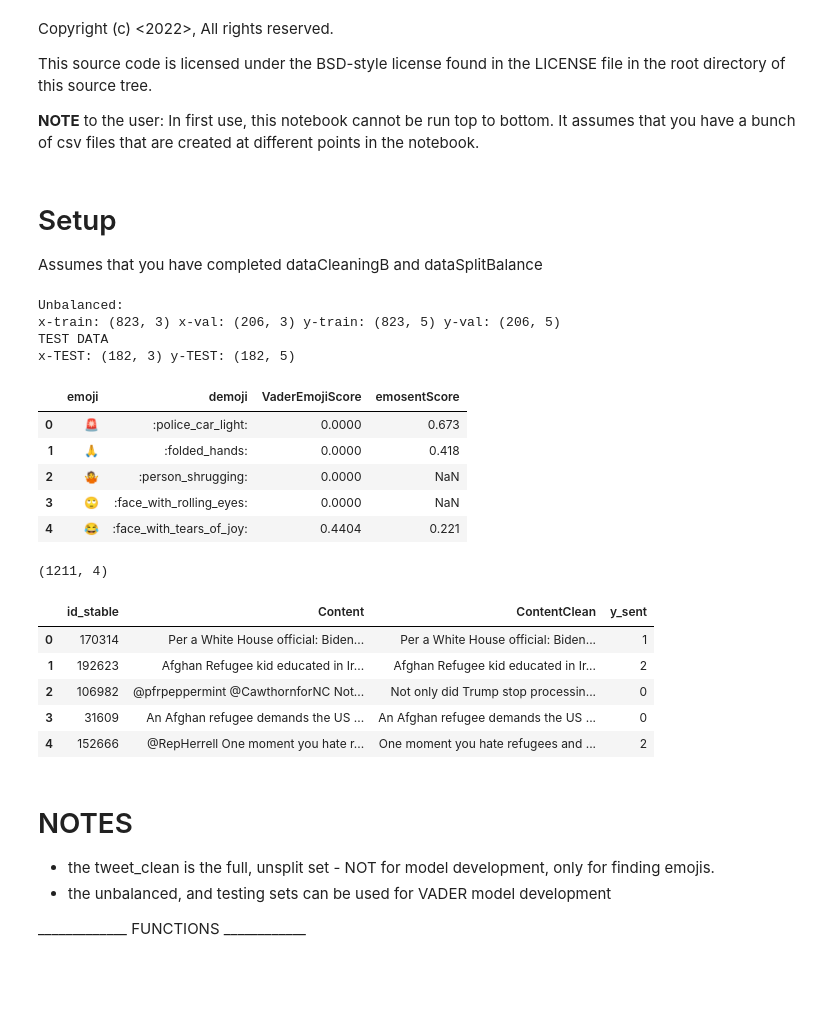
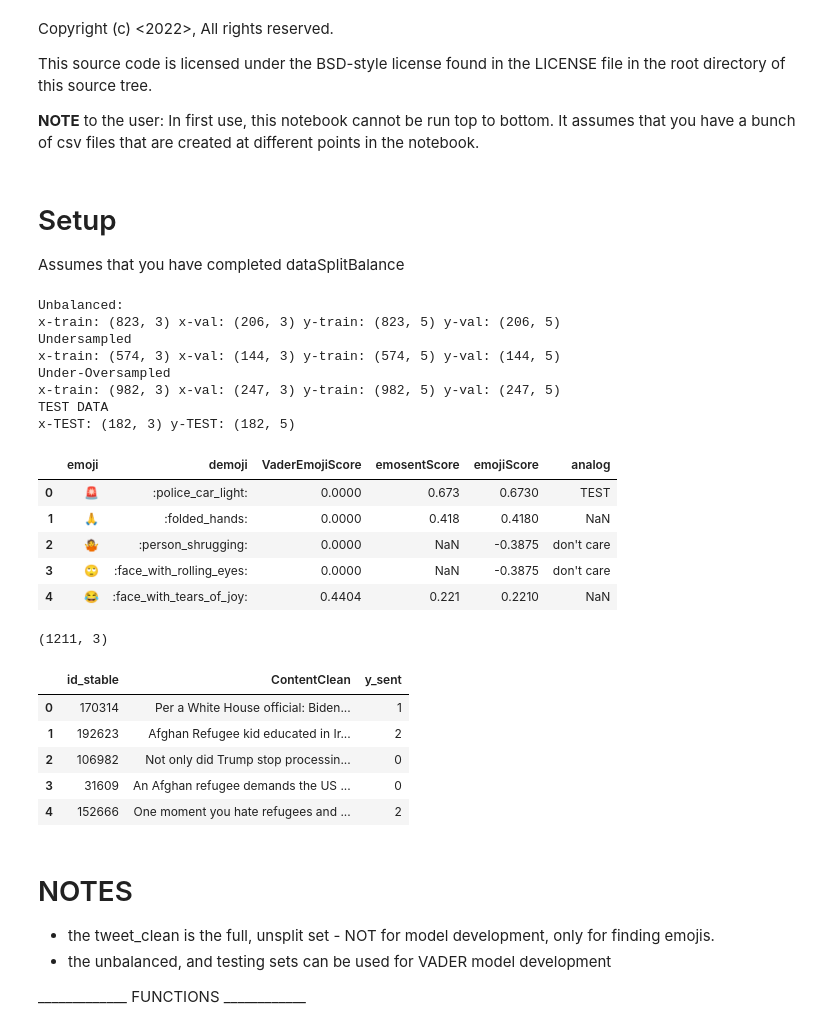
Before and after one commit to loopyQueen/RefugeeSentiment, a Jupyter notebook: vaderPrep.ipynb, the cells around one changed output. Cells and saved outputs as stored; diff of their text form; code cells hidden in the pictures; blank space fills up the shorter version.

Commit message:
lots of fiddling with VADER to update the lexicon and pickle

```diff
--- a/vaderPrep.ipynb
+++ b/vaderPrep.ipynb
@@ -35,4 +25,4 @@ import importlib
 importlib.reload(aa)
 # %% [markdown]
 # Setup
-Assumes that you have completed dataCleaningB and dataSplitBalance
+Assumes that you have completed dataSplitBalance
@@ -39,63 +38,67 @@ Assumes that you have completed dataCleaningB and dataSplitBalance
 # %%
 # Import the files that result from dataSplitBalance
 
 unbal_x_train = pd.read_csv("dataBalancedSets/unbal_x_train.csv", header=0, index_col=0)
 unbal_x_val = pd.read_csv("dataBalancedSets/unbal_x_val.csv", header=0, index_col=0)
 unbal_y_train = pd.read_csv("dataBalancedSets/unbal_y_train.csv", header=0, index_col=0)
 unbal_y_val = pd.read_csv("dataBalancedSets/unbal_y_val.csv", header=0, index_col=0)
 
-# under_x_train = pd.read_csv("dataBalancedSets/under_x_train.csv", header=0, index_col=0)
-# under_x_val = pd.read_csv("dataBalancedSets/under_x_val.csv", header=0, index_col=0)
-# under_y_train = pd.read_csv("dataBalancedSets/under_y_train.csv", header=0, index_col=0)
-# under_y_val = pd.read_csv("dataBalancedSets/under_y_val.csv", header=0, index_col=0)
+under_x_train = pd.read_csv("dataBalancedSets/under_x_train.csv", header=0, index_col=0)
+under_x_val = pd.read_csv("dataBalancedSets/under_x_val.csv", header=0, index_col=0)
+under_y_train = pd.read_csv("dataBalancedSets/under_y_train.csv", header=0, index_col=0)
+under_y_val = pd.read_csv("dataBalancedSets/under_y_val.csv", header=0, index_col=0)
 
-# underOver_y_train = pd.read_csv("dataBalancedSets/underOver_y_train.csv", header=0, index_col=0)
-# underOver_x_train = pd.read_csv("dataBalancedSets/underOver_x_train.csv", header=0, index_col=0)
-# underOver_y_val = pd.read_csv("dataBalancedSets/underOver_y_val.csv", header=0, index_col=0)
-# underOver_x_val = pd.read_csv("dataBalancedSets/underOver_x_val.csv", header=0, index_col=0)
+underOver_y_train = pd.read_csv("dataBalancedSets/underOver_y_train.csv", header=0, index_col=0)
+underOver_x_train = pd.read_csv("dataBalancedSets/underOver_x_train.csv", header=0, index_col=0)
+underOver_y_val = pd.read_csv("dataBalancedSets/underOver_y_val.csv", header=0, index_col=0)
+underOver_x_val = pd.read_csv("dataBalancedSets/underOver_x_val.csv", header=0, index_col=0)
 
 # And the test dataset
 x_test = pd.read_csv("dataBalancedSets/x_test.csv", header=0, index_col=0)
 y_test = pd.read_csv("dataBalancedSets/y_test_sent.csv", header=0, index_col=0)
 
 # And some odds and ends
 tweets_clean  = pd.read_csv("archiveData/cleanB_tweets_clean.csv", header=0, index_col=0)
 emoji_df_full = pd.read_csv("data/emoji_full.csv", header=0, index_col=0)
 all_unlabeled_tweets = pd.read_csv("data/all_unlabeled_tweets.csv", header=0, index_col=0)
 
 print("Unbalanced:")
 print("x-train:", unbal_x_train.shape, "x-val:", unbal_x_val.shape, "y-train:", unbal_y_train.shape, "y-val:", unbal_y_val.shape)
-# print("Undersampled")
-# print("x-train:", under_x_train.shape, "x-val:", under_x_val.shape, "y-train:", under_y_train.shape, "y-val:", under_y_val.shape)
-# print("Under-Oversampled")
-# print("x-train:", underOver_x_train.shape, "x-val:", underOver_x_val.shape, "y-train:", underOver_y_train.shape, "y-val:", underOver_y_val.shape)
+print("Undersampled")
+print("x-train:", under_x_train.shape, "x-val:", under_x_val.shape, "y-train:", under_y_train.shape, "y-val:", under_y_val.shape)
+print("Under-Oversampled")
+print("x-train:", underOver_x_train.shape, "x-val:", underOver_x_val.shape, "y-train:", underOver_y_train.shape, "y-val:", underOver_y_val.shape)
 print("TEST DATA")
 print("x-TEST:", x_test.shape, "y-TEST:", y_test.shape)
 emoji_df_full.head()
 # %% [output]
 Unbalanced:
 x-train: (823, 3) x-val: (206, 3) y-train: (823, 5) y-val: (206, 5)
+Undersampled
+x-train: (574, 3) x-val: (144, 3) y-train: (574, 5) y-val: (144, 5)
+Under-Oversampled
+x-train: (982, 3) x-val: (247, 3) y-train: (982, 5) y-val: (247, 5)
 TEST DATA
 x-TEST: (182, 3) y-TEST: (182, 5)
-|  | emoji | demoji | VaderEmojiScore | emosentScore |
-| 0 | 🚨 | :police_car_light: | 0.0000 | 0.673 |
-| 1 | 🙏 | :folded_hands: | 0.0000 | 0.418 |
-| 2 | 🤷 | :person_shrugging: | 0.0000 | NaN |
-| 3 | 🙄 | :face_with_rolling_eyes: | 0.0000 | NaN |
-| 4 | 😂 | :face_with_tears_of_joy: | 0.4404 | 0.221 |
+|  | emoji | demoji | VaderEmojiScore | emosentScore | emojiScore | analog |
+| 0 | 🚨 | :police_car_light: | 0.0000 | 0.673 | 0.6730 | TEST |
+| 1 | 🙏 | :folded_hands: | 0.0000 | 0.418 | 0.4180 | NaN |
+| 2 | 🤷 | :person_shrugging: | 0.0000 | NaN | -0.3875 | don't care |
+| 3 | 🙄 | :face_with_rolling_eyes: | 0.0000 | NaN | -0.3875 | don't care |
+| 4 | 😂 | :face_with_tears_of_joy: | 0.4404 | 0.221 | 0.2210 | NaN |
 # %%
-drop_cols = ['Date', 'Labels', 'label_sent', 'label_stance', 'y_stance', 'Flag']
+drop_cols = ['Date', 'Content', 'Labels', 'label_sent', 'label_stance', 'y_stance', 'Flag']
 tweets_clean.drop(drop_cols, inplace=True, axis=1 )
 print(tweets_clean.shape)
 tweets_clean.head()
 # %% [output]
-(1211, 4)
+(1211, 3)
-|  | id_stable | Content | ContentClean | y_sent |
-| 0 | 170314 | Per a White House official: Biden... | Per a White House official: Biden... | 1 |
-| 1 | 192623 | Afghan Refugee kid educated in Ir... | Afghan Refugee kid educated in Ir... | 2 |
-| 2 | 106982 | @pfrpeppermint @CawthornforNC Not... | Not only did Trump stop processin... | 0 |
-| 3 | 31609 | An Afghan refugee demands the US ... | An Afghan refugee demands the US ... | 0 |
-| 4 | 152666 | @RepHerrell One moment you hate r... | One moment you hate refugees and ... | 2 |
+|  | id_stable | ContentClean | y_sent |
+| 0 | 170314 | Per a White House official: Biden... | 1 |
+| 1 | 192623 | Afghan Refugee kid educated in Ir... | 2 |
+| 2 | 106982 | Not only did Trump stop processin... | 0 |
+| 3 | 31609 | An Afghan refugee demands the US ... | 0 |
+| 4 | 152666 | One moment you hate refugees and ... | 2 |
 # %% [markdown]
 # NOTES
 * the tweet_clean is the full, unsplit set - NOT for model development, only for finding emojis.
```
Also changed, not shown: parts of 123 cells of this notebook, 4 other files.
